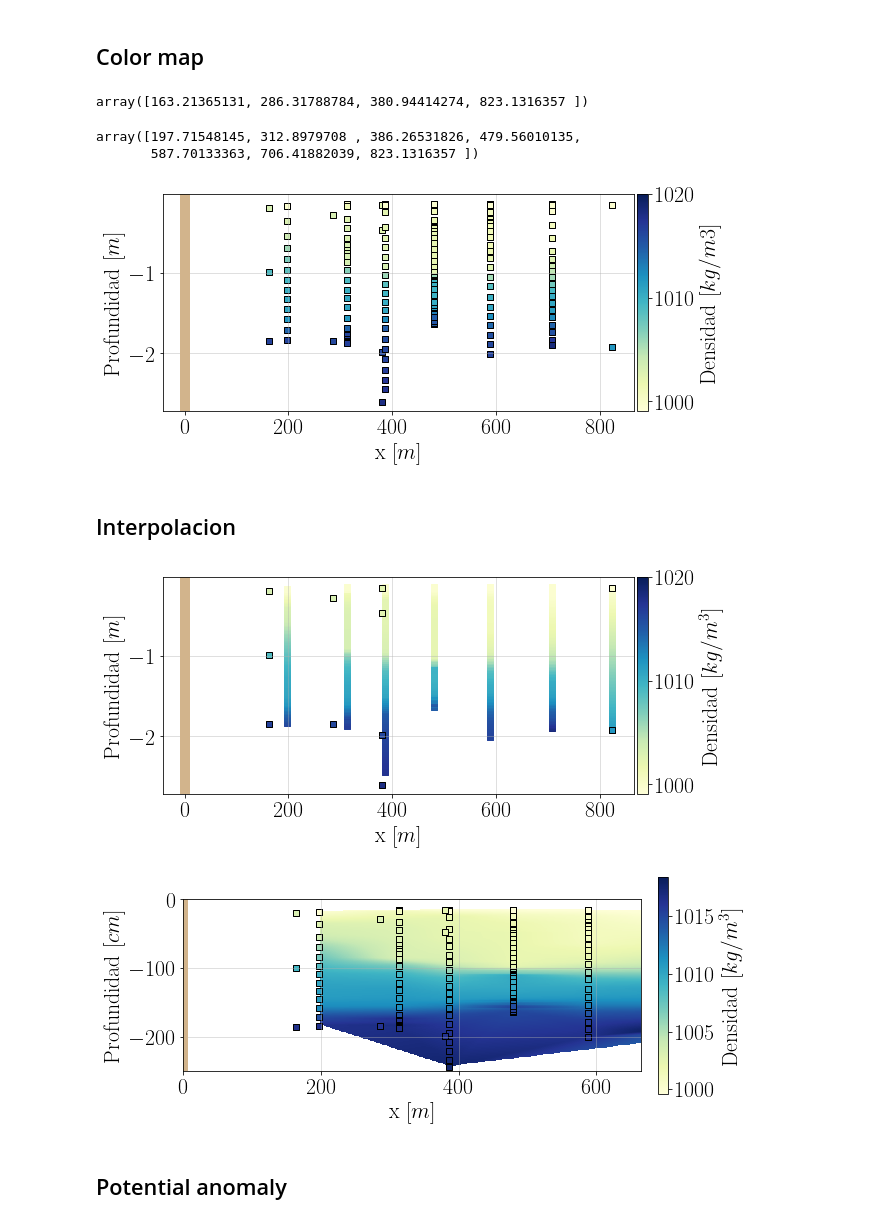
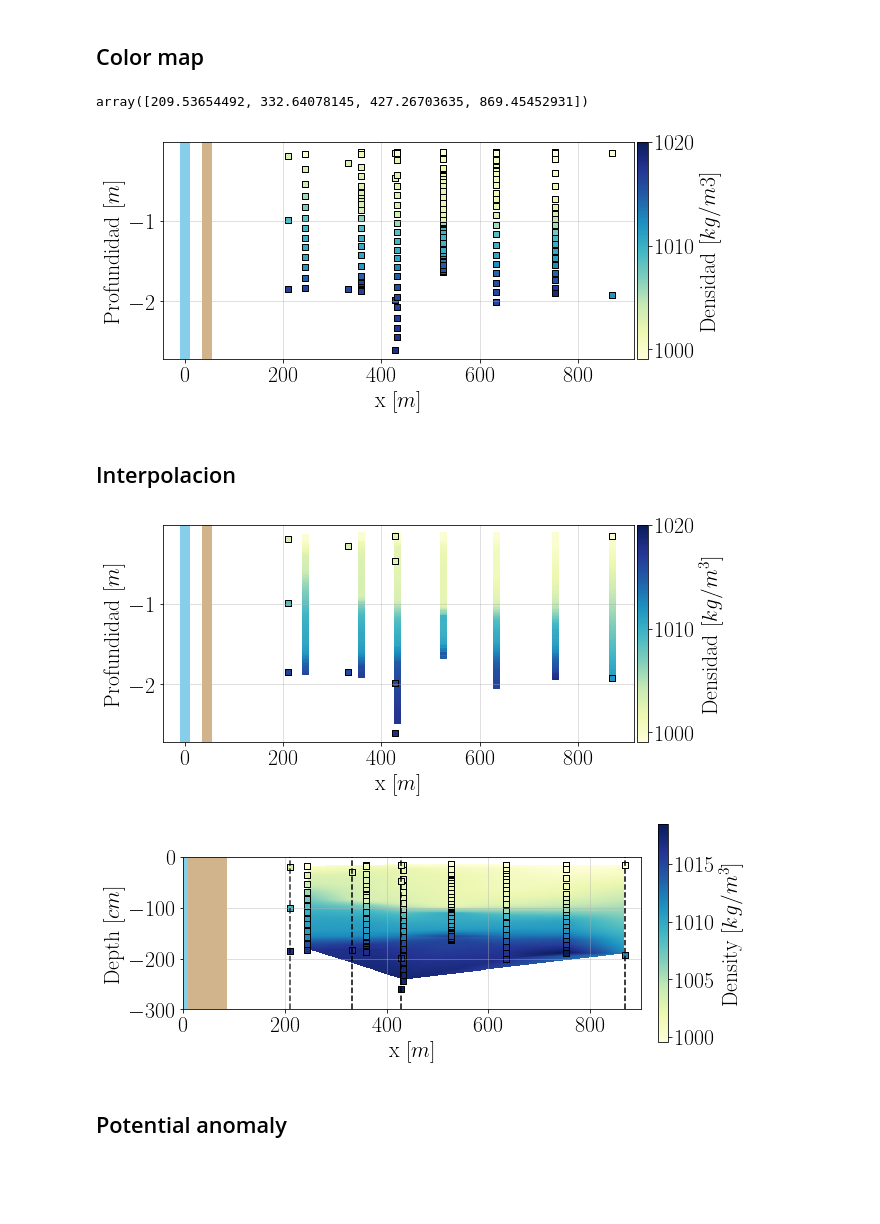
Before and after one commit to Dhannai/Thesis, a Jupyter notebook: febmar/Perfiles_RBR_densidad.ipynb, the cells around one changed output. Saved outputs shown, nothing was run; the diff lists cells and outputs as text; code cells hidden in the pictures; blank space fills up the shorter version.

```diff
--- a/febmar/Perfiles_RBR_densidad.ipynb
+++ b/febmar/Perfiles_RBR_densidad.ipynb
@@ -87,15 +87,15 @@ def to_data(date,da,s,temp):
 # %% [markdown]
 ## importar datos
 # %%
-# DC = sio.loadmat("C://Users//Dhannai//OneDrive - Universidad Técnica Federico Santa María//Documents//Magister//Estuario Pescadero//janmar2012//wdates_local//DC_ctds_localdates.mat")
-# NM = sio.loadmat("C://Users//Dhannai//OneDrive - Universidad Técnica Federico Santa María//Documents//Magister//Estuario Pescadero//janmar2012//wdates_local//NM_ctds_localdates.mat")
-# ML = sio.loadmat("C://Users//Dhannai//OneDrive - Universidad Técnica Federico Santa María//Documents//Magister//Estuario Pescadero//janmar2012//wdates_local//AC_ctds_localdates.mat")
-# PC = sio.loadmat("C://Users//Dhannai//OneDrive - Universidad Técnica Federico Santa María//Documents//Magister//Estuario Pescadero//janmar2012//wdates_local//PC_ctds_localdates.mat")
+DC = sio.loadmat("C://Users//Dhannai//OneDrive - Universidad Técnica Federico Santa María//Documents//Magister//Estuario Pescadero//janmar2012//wdates_local//DC_ctds_localdates.mat")
+NM = sio.loadmat("C://Users//Dhannai//OneDrive - Universidad Técnica Federico Santa María//Documents//Magister//Estuario Pescadero//janmar2012//wdates_local//NM_ctds_localdates.mat")
+ML = sio.loadmat("C://Users//Dhannai//OneDrive - Universidad Técnica Federico Santa María//Documents//Magister//Estuario Pescadero//janmar2012//wdates_local//AC_ctds_localdates.mat")
+PC = sio.loadmat("C://Users//Dhannai//OneDrive - Universidad Técnica Federico Santa María//Documents//Magister//Estuario Pescadero//janmar2012//wdates_local//PC_ctds_localdates.mat")
 
-DC = sio.loadmat("C://Users//dhann//OneDrive - Universidad Técnica Federico Santa María//Documents//Magister//Estuario Pescadero//janmar2012//wdates_local//DC_ctds_localdates.mat")
-NM = sio.loadmat("C://Users//dhann//OneDrive - Universidad Técnica Federico Santa María//Documents//Magister//Estuario Pescadero//janmar2012//wdates_local//NM_ctds_localdates.mat")
-ML = sio.loadmat("C://Users//dhann//OneDrive - Universidad Técnica Federico Santa María//Documents//Magister//Estuario Pescadero//janmar2012//wdates_local//AC_ctds_localdates.mat")
-PC = sio.loadmat("C://Users//dhann//OneDrive - Universidad Técnica Federico Santa María//Documents//Magister//Estuario Pescadero//janmar2012//wdates_local//PC_ctds_localdates.mat")
+# DC = sio.loadmat("C://Users//dhann//OneDrive - Universidad Técnica Federico Santa María//Documents//Magister//Estuario Pescadero//janmar2012//wdates_local//DC_ctds_localdates.mat")
+# NM = sio.loadmat("C://Users//dhann//OneDrive - Universidad Técnica Federico Santa María//Documents//Magister//Estuario Pescadero//janmar2012//wdates_local//NM_ctds_localdates.mat")
+# ML = sio.loadmat("C://Users//dhann//OneDrive - Universidad Técnica Federico Santa María//Documents//Magister//Estuario Pescadero//janmar2012//wdates_local//AC_ctds_localdates.mat")
+# PC = sio.loadmat("C://Users//dhann//OneDrive - Universidad Técnica Federico Santa María//Documents//Magister//Estuario Pescadero//janmar2012//wdates_local//PC_ctds_localdates.mat")
 # %%
 DC_1 = to_data(DC['tdate_dc1'], DC['da_dc1'], DC['s_dc1'], DC['temp_dc1'])
 DC_2 = to_data(DC['tdate_dc2'], DC['da_dc2'], DC['s_dc2'], DC['temp_dc2'])
@@ -941,6 +941,11 @@ loc_bar = {
   "latitud": 37.266948,
   "longitud": -122.412304
 }
+
+loc_coast = {
+  "latitud": 37.267347,
+  "longitud": -122.412454
+}
 # %%
 fig, ax = plt.subplots(figsize = (16,14))
 ax.scatter(df.iloc[0].Longitud, df.iloc[0].Latitud, zorder=1, alpha= 0.8, c='k', marker='x')
@@ -1017,7 +1022,8 @@ coord = df.iloc[[ 22, 18, 16, 8, 0, 6, -1]] # indices son 1 numero mas peque;os
 prof = np.array([ p23, p19, p17, p9, p1, p7, p_pc], dtype=object)
 
 x = np.zeros((len(coord)))
-x_0 = haversine(loc_bar["latitud"], loc_bar["longitud"], coord.iloc[0]['Latitud'], coord.iloc[0]['Longitud'])*1000
+x_bar = haversine(loc_coast["latitud"], loc_coast["longitud"], loc_bar["latitud"], loc_bar["longitud"])*1000
+x_0 = haversine(loc_bar["latitud"], loc_bar["longitud"], coord.iloc[0]['Latitud'], coord.iloc[0]['Longitud'])*1000 + x_bar
 x[0] = x_0
 for i in range(len(x)-1):
     lat1 = coord.iloc[i]['Latitud']
@@ -1032,7 +1038,7 @@ for i in range(len(x)-1):
 coord_m = df.iloc[[-2, 22, -4, 18, -3, -1]] # indices son 1 numero mas peque;os que el de los p
 prof_m = np.array([p_nm, p_ml, p_dc, p_pc], dtype=object)
 
-x_0_m = haversine(loc_bar["latitud"], loc_bar["longitud"], coord_m.iloc[0]['Latitud'], coord_m.iloc[0]['Longitud'])*1000
+x_0_m = haversine(loc_bar["latitud"], loc_bar["longitud"], coord_m.iloc[0]['Latitud'], coord_m.iloc[0]['Longitud'])*1000 + x_bar
 x_m = np.zeros((len(coord_m)))
 x_m[0] = x_0_m
 
@@ -1047,12 +1053,7 @@ for i in range(len(x_m)-1):
 x_m2 = np.array([x_m[0], x_m[2], x_m[4], x[-1]])
 x_m2
 # %% [output]
-array([163.21365131, 286.31788784, 380.94414274, 823.1316357 ])
+array([209.53654492, 332.64078145, 427.26703635, 869.45452931])
-# %%
-x
-# %% [output]
-array([197.71548145, 312.8979708 , 386.26531826, 479.56010135,
-       587.70133363, 706.41882039, 823.1316357 ])
 # %%
 fig, (ax3) = plt.subplots(nrows=1, figsize=(10, 4))
 
@@ -1079,12 +1080,13 @@ cbar2.ax.tick_params(labelsize=22)
 cbar2.set_label("Densidad [$kg/m3$]", loc='center',
           fontsize=22)
 
-ax3.axvline(x=0, c="tan", lw=10)
+ax3.axvline(x=x_bar, c="tan", lw=10)
+ax3.axvline(x=0, c="skyblue", lw=10)
 ax3.xaxis.set_tick_params(labelsize=22)
 ax3.yaxis.set_tick_params(labelsize=22)
 ax3.grid(alpha=0.5)
 # %% [output]
-[figure, old version]
+[figure, new version]
 # %% [markdown]
 ## Interpolacion
 # %%
@@ -1122,12 +1124,13 @@ cbar2.ax.tick_params(labelsize=22)
 cbar2.set_label("Densidad [$kg/m^3$]", loc='center',
           fontsize=22)
 
-ax3.axvline(x=0, c="tan", lw=10)
+ax3.axvline(x=x_bar, c="tan", lw=10)
+ax3.axvline(x=0, c="skyblue", lw=10)
 ax3.xaxis.set_tick_params(labelsize=22)
 ax3.yaxis.set_tick_params(labelsize=22)
 ax3.grid(alpha=0.5)
 # %% [output]
-[figure, old version]
+[figure, new version]
 # %%
 # Z = np.concatenate((z_list[0].reshape(1, -1), z_list[1].reshape(1, -1), z_list[2].reshape(1, -1), z_list[3].reshape(1, -1), z_list[4].reshape(1, -1), z_list[5].reshape(1, -1), z_list[6].reshape(1, -1), z_list[7].reshape(1, -1), z_list[8].reshape(1, -1), z_list[9].reshape(1, -1)), axis=1)
 # S = np.concatenate((s_list[0].reshape(1, -1), s_list[1].reshape(1, -1), s_list[2].reshape(1, -1), s_list[3].reshape(1, -1), s_list[4].reshape(1, -1), s_list[5].reshape(1, -1), s_list[6].reshape(1, -1), s_list[7].reshape(1, -1), s_list[8].reshape(1, -1), s_list[9].reshape(1, -1)), axis=1)
@@ -1152,7 +1155,7 @@ for i in range(len(x)):
 #     for j in range(len(z_list[i])):
 #         S[i,j+100*i] = S_pre[i,j]
 
-grid_z, grid_x = np.mgrid[-2.5:0:250j, 0:665:665j]
+grid_z, grid_x = np.mgrid[-3:0:300j, 0:900:900j]
 
 points = np.concatenate((X, Z), axis=0)
 grid_z1 = griddata(np.transpose(points), S[0,:], (grid_x, grid_z), method='linear')
@@ -1164,41 +1167,48 @@ level_boundaries_u = np.linspace(umin, umax, 400)
 
 fig, (ax1) = plt.subplots(nrows=1, figsize=(10, 4))
 
+
 for i in range(len(x)):
     scat = ax1.scatter([x[i]] * len(prof[i]), -prof[i]['Depth']*100, c=prof[i]['Density'], marker='s', cmap=cm.YlGnBu, vmin=umin, vmax=umax, edgecolors='k')
+
 
 ax1.scatter([x_m2[0]] * len(prof_m[0]), -prof_m[0]['Depth'].values*100, c=prof_m[0]['Density'], marker='s', cmap=cm.YlGnBu, vmin=umin, vmax=umax, edgecolors='k')
 ax1.scatter([x_m2[1]] * len(prof_m[1]), -prof_m[1]['Depth'].values*100, c=prof_m[1]['Density'], marker='s', cmap=cm.YlGnBu, vmin=umin, vmax=umax, edgecolors='k')
 ax1.scatter([x_m2[2]] * len(prof_m[2]), -prof_m[2]['Depth'].values*100, c=prof_m[2]['Density'], marker='s', cmap=cm.YlGnBu, vmin=umin, vmax=umax, edgecolors='k')
 ax1.scatter([x_m2[3]] * len(prof_m[3]), -prof_m[3]['Depth'].values*100, c=prof_m[3]['Density'], marker='s', cmap=cm.YlGnBu, vmin=umin, vmax=umax, edgecolors='k')
 
 
 img_ = ax1.imshow(np.transpose(grid_z1).T, origin='lower', cmap=cm.YlGnBu,
                          vmax=umax, vmin=umin,
                  extent =[grid_x.min(), grid_x.max(), grid_z.min()*100, grid_z.max()*100])
 
 cbar = fig.colorbar(img_, ax=ax1, pad=0.03)
 cbar.ax.tick_params(labelsize=22)
 
-ax1.set_ylabel(r"Profundidad "
+ax1.set_ylabel(r"Depth "
           r"$\displaystyle[cm]$",
           fontsize=22)
 ax1.set_xlabel(r"x "
           r"$\displaystyle[m]$",
           fontsize=22)
+ax1.axvline(x=x_m2[0], c="k", ls="--", alpha=0.8)
+ax1.axvline(x=x_m2[1], c="k", ls="--")
+ax1.axvline(x=x_m2[2], c="k", ls="--")
+ax1.axvline(x=x_m2[3], c="k", ls="--")
 
-
-cbar.set_label("Densidad [$kg/m^3$]", loc='center',
+cbar.set_label("Density [$kg/m^3$]", loc='center',
           fontsize=22)
 
+# ax1.axvline(x=x_m2[0], c="k")
 
-ax1.axvline(x=0, c="tan", lw=10)
+ax1.axvline(x=x_bar, c="tan", lw=40)
+ax1.axvline(x=0, c="skyblue", lw=10)
 
 ax1.grid(alpha=0.5)
 ax1.xaxis.set_tick_params(labelsize=22)
 ax1.yaxis.set_tick_params(labelsize=22)
 # %% [output]
-[figure, old version]
+[figure, new version]
 # %%
 # #Ajustar limites colorbar
 # umin = 0
```
Also changed, not shown: 2 other files.
